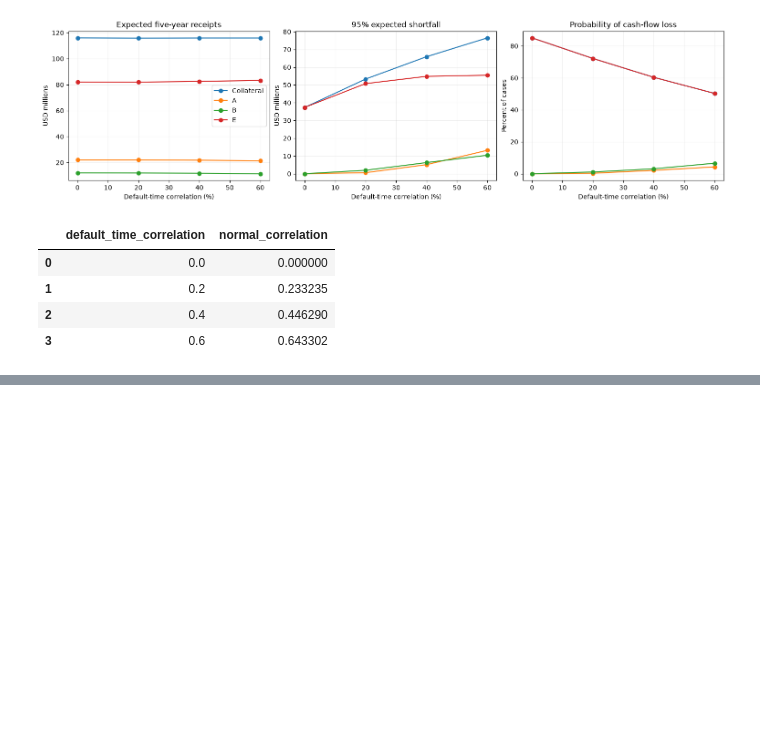
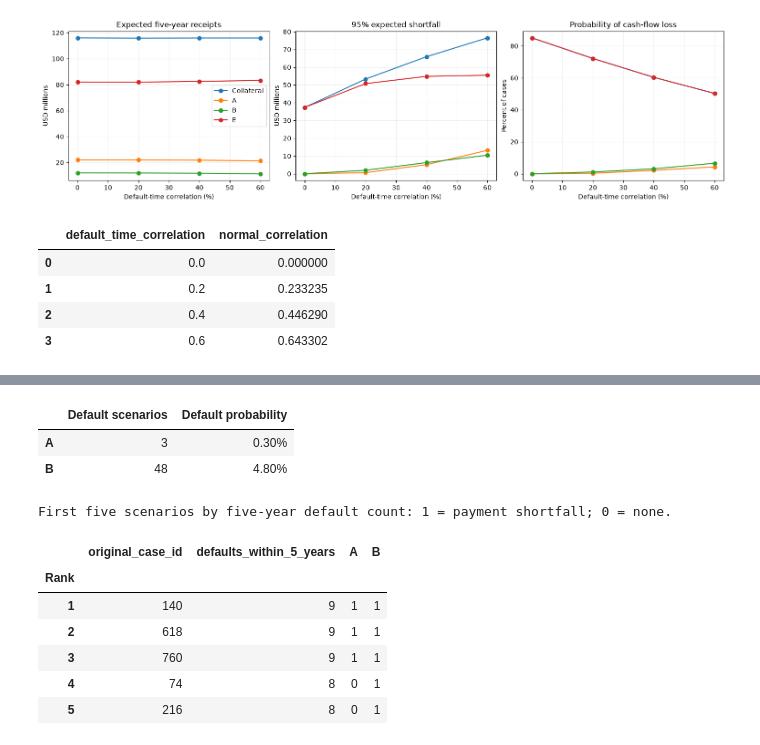
Before and after one commit to moctran/valuation_miniproject3, a Jupyter notebook: miniproject3_finalv2.ipynb, the cells around one changed output, grey strips where cells are left out. Saved outputs shown, nothing was run; the diff lists cells and outputs as text; code cells hidden in the pictures; blank space fills up the shorter version.

```diff
--- a/miniproject3_finalv2.ipynb
+++ b/miniproject3_finalv2.ipynb
@@ -1088,0 +1314,35 @@ Amounts: USD. Loss probability is payment-shortfall probability for A and B.
+# %%
+# Compare scheduled payments with simulated A/B payments in each quarter.
+tranche_shortfalls_b = (
+    scheduled_tranche_cash_flows_b.to_numpy()[None, :, :]
+    - tranche_cash_flows_b[:, :, :2]
+)
+default_indicators_b = pd.DataFrame(
+    (tranche_shortfalls_b > 0.01).any(axis=1).astype(int),
+    index=scenario_pvs_b.index,
+    columns=["A", "B"],
+)
+
+default_summary_b = pd.DataFrame({
+    "Default scenarios": default_indicators_b.sum(),
+    "Default probability": default_indicators_b.mean(),
+})
+display(default_summary_b.style.format({
+    "Default scenarios": "{:,.0f}",
+    "Default probability": "{:.2%}",
+}))
+
+print("First five scenarios by five-year default count: 1 = payment shortfall; 0 = none.")
+display(case_ranking.join(default_indicators_b).head())
+# %% [output]
+|  | Default scenarios | Default probability |
+| A | 3 | 0.30% |
+| B | 48 | 4.80% |
+First five scenarios by five-year default count: 1 = payment shortfall; 0 = none.
+|  | original_case_id | defaults_within_5_years | A | B |
+| Rank |  |  |  |  |
+| 1 | 140 | 9 | 1 | 1 |
+| 2 | 618 | 9 | 1 | 1 |
+| 3 | 760 | 9 | 1 | 1 |
+| 4 | 74 | 8 | 0 | 1 |
+| 5 | 216 | 8 | 0 | 1 |
```
Also changed, not shown: parts of 8 cells of this notebook.
